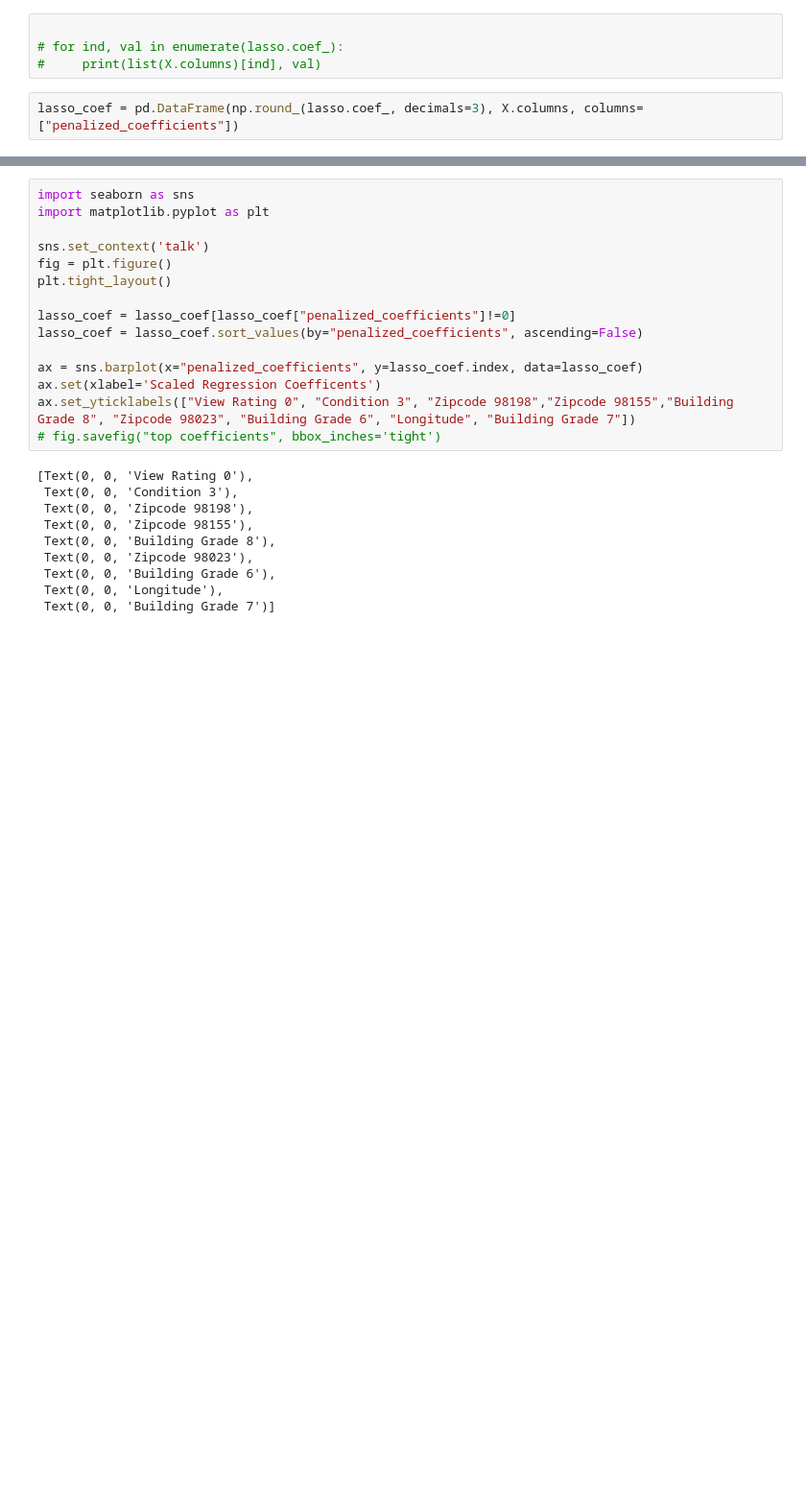
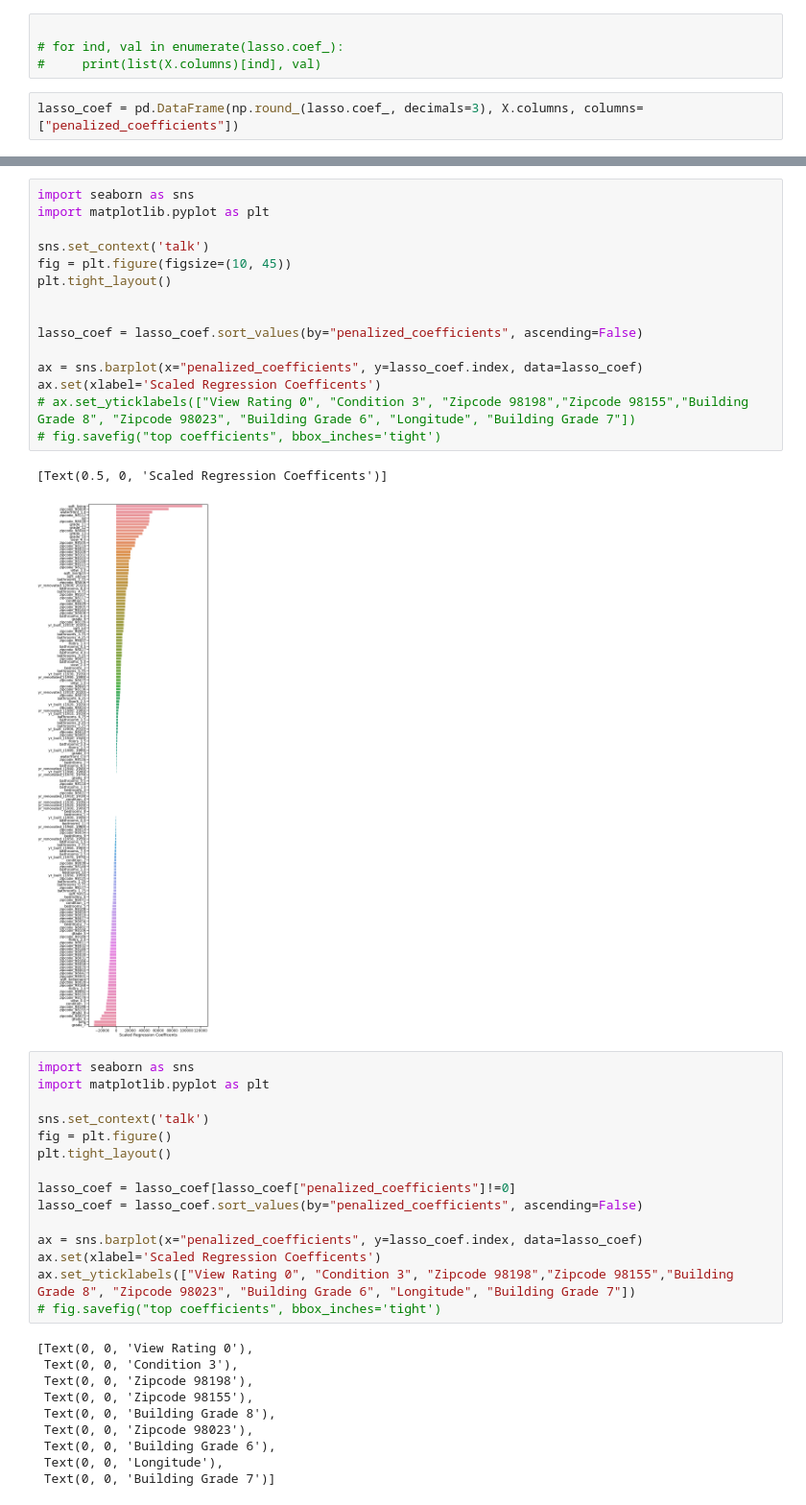
Before and after one commit to kemepley/Project_1, a Jupyter notebook: Clean_DF-Take 5.ipynb, the cells around one changed output, grey strips where cells are left out. Shown: that part at 96% size. Saved outputs shown, nothing was run; the diff lists cells and outputs as text; blank space fills up the shorter version.

```diff
--- a/Clean_DF-Take 5.ipynb
+++ b/Clean_DF-Take 5.ipynb
@@ -465,3 +408,21 @@ lasso_coef
+# %%
+import seaborn as sns
+import matplotlib.pyplot as plt
+
+sns.set_context('talk')
+fig = plt.figure(figsize=(10, 45))
+plt.tight_layout()
+
+
+lasso_coef = lasso_coef.sort_values(by="penalized_coefficients", ascending=False)
+
+ax = sns.barplot(x="penalized_coefficients", y=lasso_coef.index, data=lasso_coef)
+ax.set(xlabel='Scaled Regression Coefficents')
+# ax.set_yticklabels(["View Rating 0", "Condition 3", "Zipcode 98198","Zipcode 98155","Building Grade 8", "Zipcode 98023", "Building Grade 6", "Longitude", "Building Grade 7"])
+# fig.savefig("top coefficients", bbox_inches='tight')
+# %% [output]
+[Text(0.5, 0, 'Scaled Regression Coefficents')]
+[figure, added]
 # %%
 import seaborn as sns
 import matplotlib.pyplot as plt
```
Also changed, not shown: parts of 6 cells of this notebook, 3 other files.
